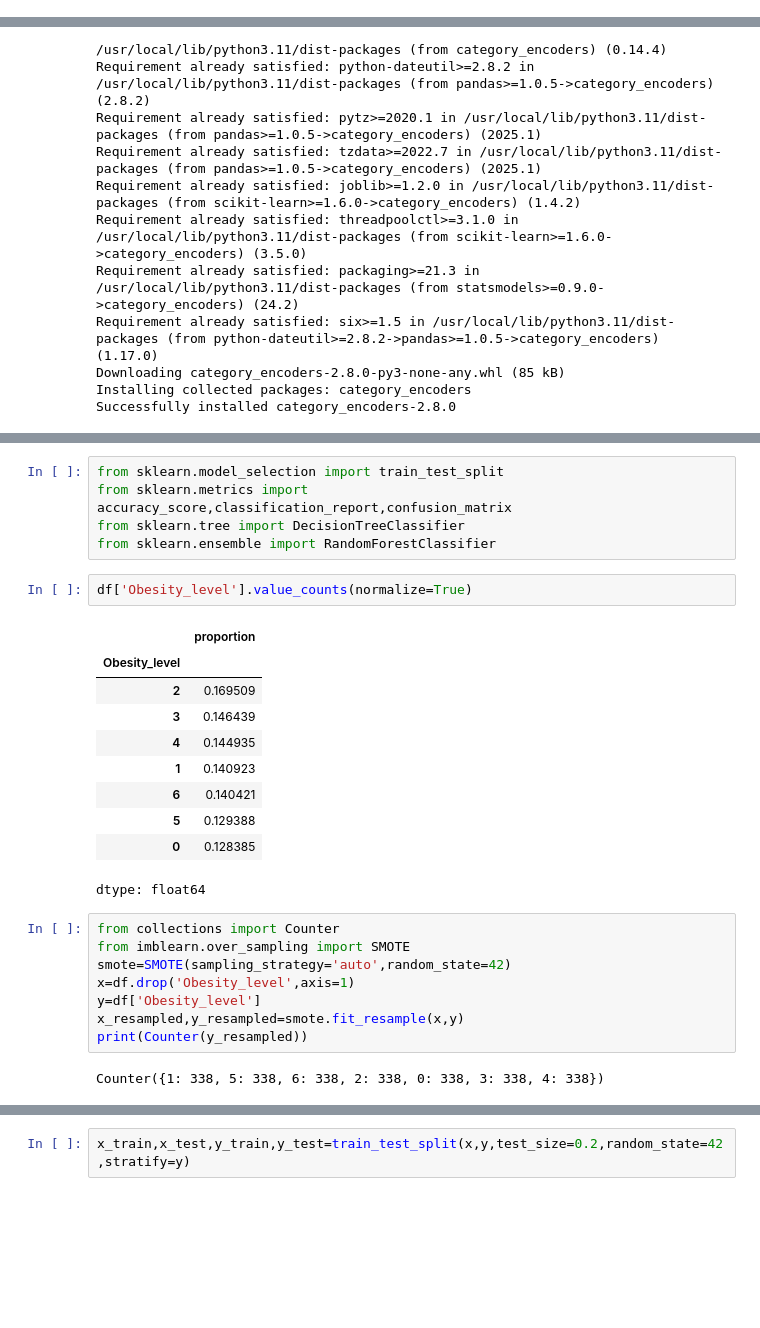
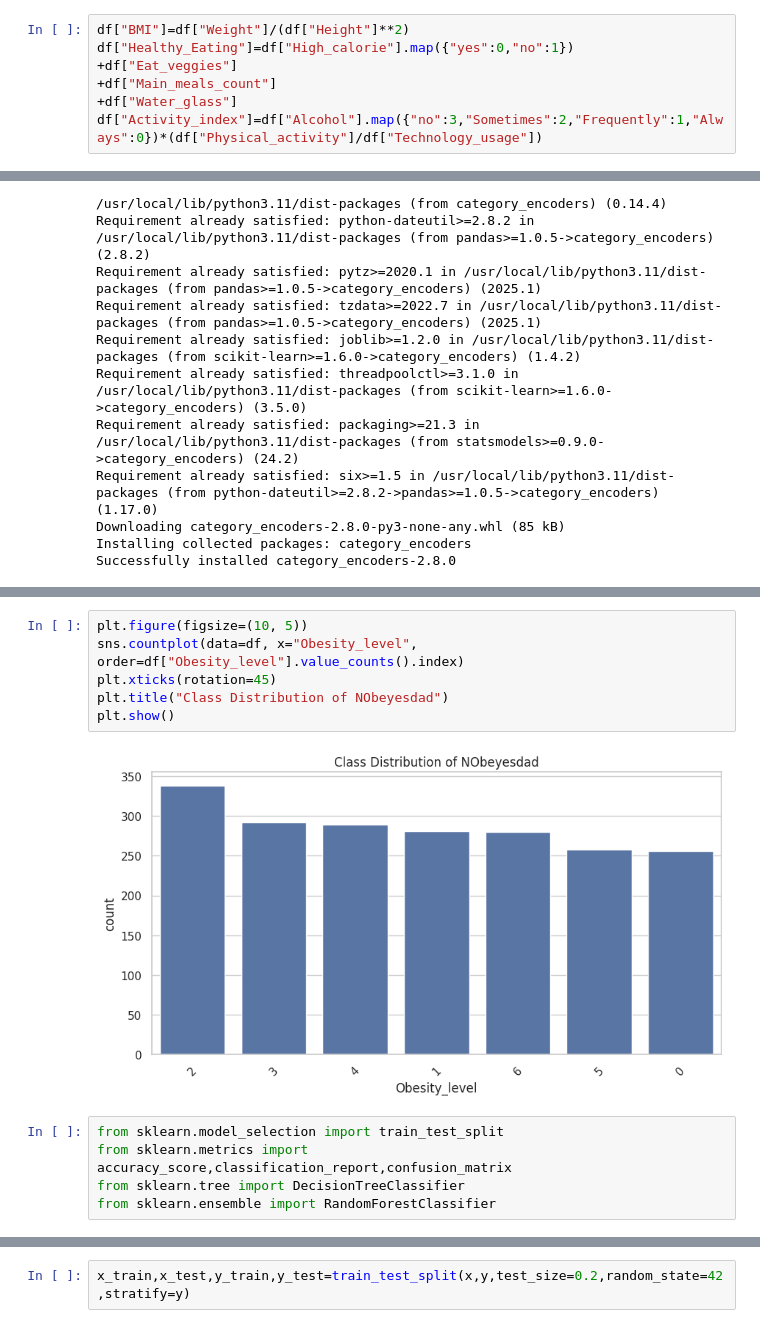
Before and after one commit to amisha-kavdia/Obesity-Risk-Prediction-Model-Training, a Jupyter notebook: Obesity_Levels.ipynb, the cells around one changed output, grey strips where cells are left out. Saved outputs shown, nothing was run; the diff lists cells and outputs as text; blank space fills up the shorter version.

```diff
--- a/Obesity_Levels.ipynb
+++ b/Obesity_Levels.ipynb
@@ -277,6 +277,13 @@ For example, when doing 'df[col].method(value, inplace=True)', try using 'df.met
 | Transportation | 0 |
 | Obesity_level | 0 |
 dtype: int64
+# %%
+df["BMI"]=df["Weight"]/(df["Height"]**2)
+df["Healthy_Eating"]=df["High_calorie"].map({"yes":0,"no":1})
++df["Eat_veggies"]
++df["Main_meals_count"]
++df["Water_glass"]
+df["Activity_index"]=df["Alcohol"].map({"no":3,"Sometimes":2,"Frequently":1,"Always":0})*(df["Physical_activity"]/df["Technology_usage"])
 # %%
 !pip install category_encoders
 # %% [output]
@@ -364,28 +447,13 @@ plt.show()
+# %%
+plt.figure(figsize=(10, 5))
+sns.countplot(data=df, x="Obesity_level", order=df["Obesity_level"].value_counts().index)
+plt.xticks(rotation=45)
+plt.title("Class Distribution of NObeyesdad")
+plt.show()
+# %% [output]
+[figure, added]
 # %%
 from sklearn.model_selection import train_test_split
 from sklearn.metrics import accuracy_score,classification_report,confusion_matrix
 from sklearn.tree import DecisionTreeClassifier
 from sklearn.ensemble import RandomForestClassifier
-# %%
-df['Obesity_level'].value_counts(normalize=True)
-# %% [output]
-|  | proportion |
-| Obesity_level |  |
-| 2 | 0.169509 |
-| 3 | 0.146439 |
-| 4 | 0.144935 |
-| 1 | 0.140923 |
-| 6 | 0.140421 |
-| 5 | 0.129388 |
-| 0 | 0.128385 |
-dtype: float64
-# %%
-from collections import Counter
-from imblearn.over_sampling import SMOTE
-smote=SMOTE(sampling_strategy='auto',random_state=42)
-x=df.drop('Obesity_level',axis=1)
-y=df['Obesity_level']
-x_resampled,y_resampled=smote.fit_resample(x,y)
-print(Counter(y_resampled))
-# %% [output]
-Counter({1: 338, 5: 338, 6: 338, 2: 338, 0: 338, 3: 338, 4: 338})
```
Also changed, not shown: parts of 14 cells of this notebook.
